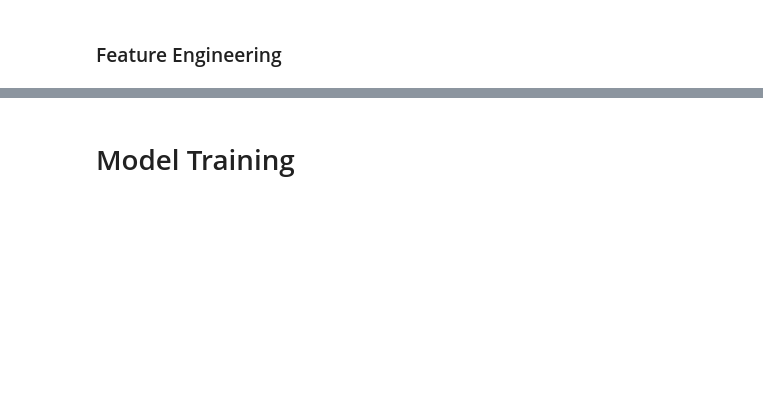
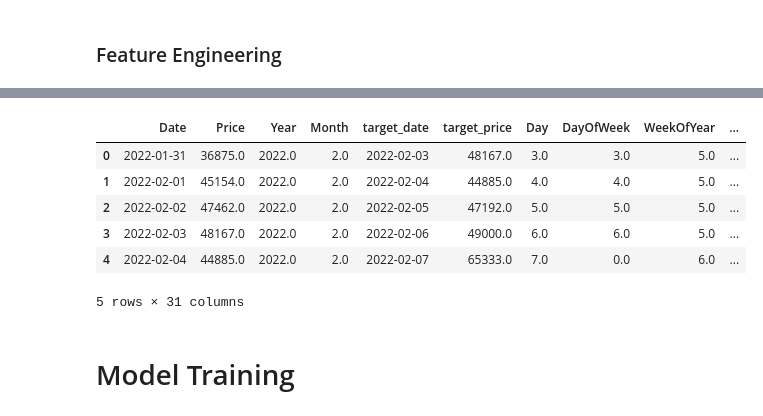
Before and after one commit to Sands225/Chili-Price-Prediction, a Jupyter notebook: chili_prediction.ipynb, the cells around one changed output, grey strips where cells are left out. Cells and saved outputs as stored; diff of their text form; code cells hidden in the pictures; blank space fills up the shorter version.

```diff
--- a/chili_prediction.ipynb
+++ b/chili_prediction.ipynb
@@ -260,4 +310,2 @@ plt.show()
-# %%
-chili_df['Price'] = chili_df['Price'].interpolate(method='linear')
 # %% [markdown]
 ### Feature Engineering
@@ -289,13 +311,0 @@ chili_df['rolling_std_7'] = chili_df['Price'].shift(1).rolling(7).std()
-# %%
-# Cyclic Features
-chili_df['month_sin'] = np.sin(2 * np.pi * chili_df['Month']/12)
-chili_df['month_cos'] = np.cos(2 * np.pi * chili_df['Month']/12)
-
-# Feature Momentum
-chili_df['diff_1'] = chili_df['Price'].diff(1)
-chili_df['diff_7'] = chili_df['Price'].diff(7)
-
-chili_df['pct_change_7'] = chili_df['Price'].pct_change(7)
-
-# Log Transformation
-chili_df['Price_log'] = np.log(chili_df['Price'] + 1)
@@ -339,2 +312,53 @@ plt.show()
+# %%
+df = chili_df.copy()
+
+horizon = 3
+
+df['target_date'] = df['Date'].shift(-horizon)
+df['target_price'] = df['Price'].shift(-horizon)
+
+df['Year'] = df['target_date'].dt.year
+df['Month'] = df['target_date'].dt.month
+df['Day'] = df['target_date'].dt.day
+df['DayOfWeek'] = df['target_date'].dt.dayofweek
+df['WeekOfYear'] = df['target_date'].dt.isocalendar().week.astype(float)
+
+df['month_sin'] = np.sin(2 * np.pi * df['Month'] / 12)
+df['month_cos'] = np.cos(2 * np.pi * df['Month'] / 12)
+
+df['dow_sin'] = np.sin(2 * np.pi * df['DayOfWeek'] / 7)
+df['dow_cos'] = np.cos(2 * np.pi * df['DayOfWeek'] / 7)
+
+lags = [1, 2, 3, 7, 14, 21, 30]
+
+for lag in lags:
+    df[f'lag_{lag}'] = df['Price'].shift(lag)
+
+df['rolling_mean_3'] = df['Price'].shift(1).rolling(3).mean()
+df['rolling_mean_7'] = df['Price'].shift(1).rolling(7).mean()
+df['rolling_mean_14'] = df['Price'].shift(1).rolling(14).mean()
+df['rolling_mean_30'] = df['Price'].shift(1).rolling(30).mean()
+
+df['rolling_std_7'] = df['Price'].shift(1).rolling(7).std()
+df['rolling_std_14'] = df['Price'].shift(1).rolling(14).std()
+
+df['rolling_min_7'] = df['Price'].shift(1).rolling(7).min()
+df['rolling_max_7'] = df['Price'].shift(1).rolling(7).max()
+
+df['diff_1_lagged'] = df['Price'].shift(1).diff(1)
+df['diff_7_lagged'] = df['Price'].shift(1).diff(7)
+df['pct_change_7_lagged'] = df['Price'].shift(1).pct_change(7)
+
+df = df.dropna().reset_index(drop=True)
+
+df.head()
+# %% [output]
+|  | Date | Price | Year | Month | target_date | target_price | Day | DayOfWeek | WeekOfYear | ... |
+| 0 | 2022-01-31 | 36875.0 | 2022.0 | 2.0 | 2022-02-03 | 48167.0 | 3.0 | 3.0 | 5.0 | ... |
+| 1 | 2022-02-01 | 45154.0 | 2022.0 | 2.0 | 2022-02-04 | 44885.0 | 4.0 | 4.0 | 5.0 | ... |
+| 2 | 2022-02-02 | 47462.0 | 2022.0 | 2.0 | 2022-02-05 | 47192.0 | 5.0 | 5.0 | 5.0 | ... |
+| 3 | 2022-02-03 | 48167.0 | 2022.0 | 2.0 | 2022-02-06 | 49000.0 | 6.0 | 6.0 | 5.0 | ... |
+| 4 | 2022-02-04 | 44885.0 | 2022.0 | 2.0 | 2022-02-07 | 65333.0 | 7.0 | 0.0 | 6.0 | ... |
+5 rows × 31 columns
 # %% [markdown]
 # Model Training
```
Also changed, not shown: parts of 32 cells of this notebook.
